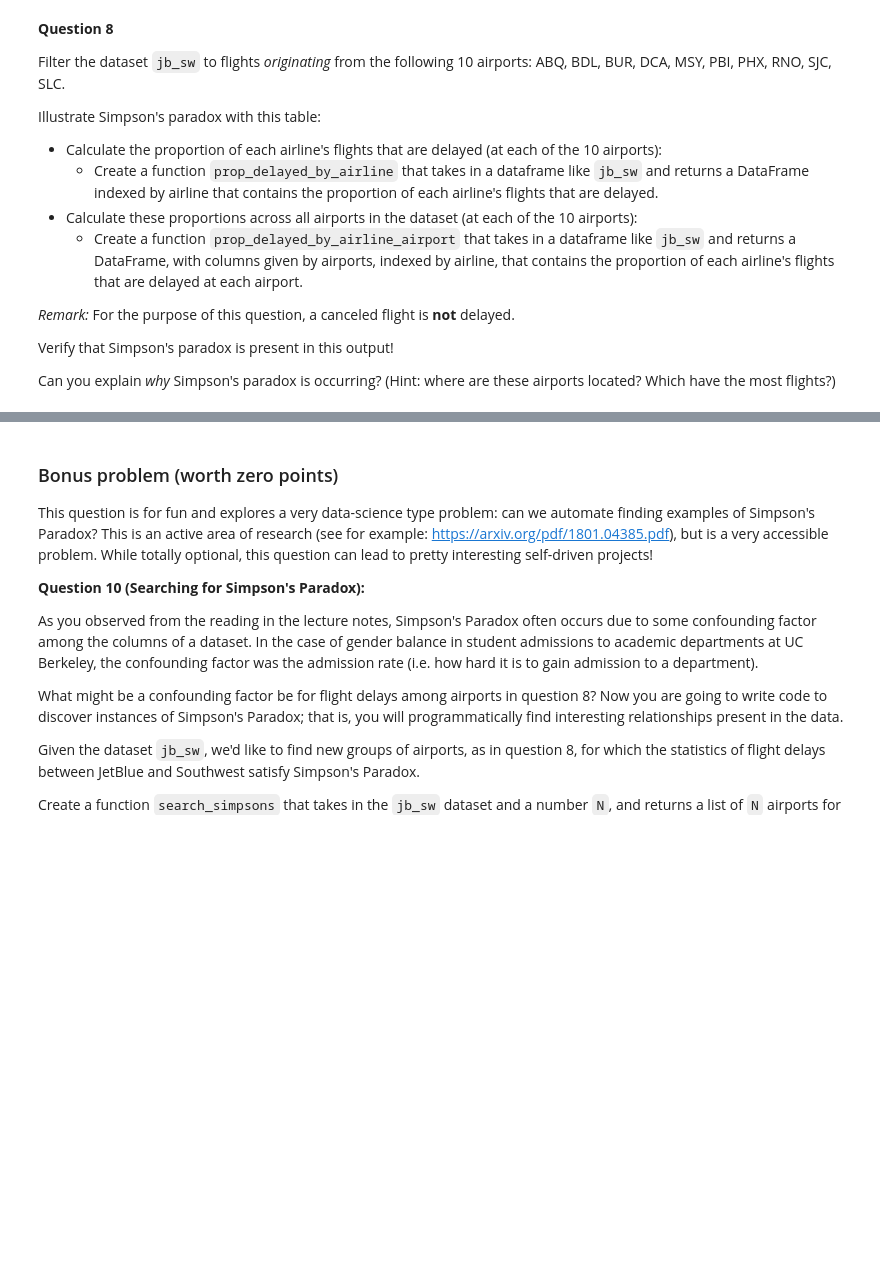
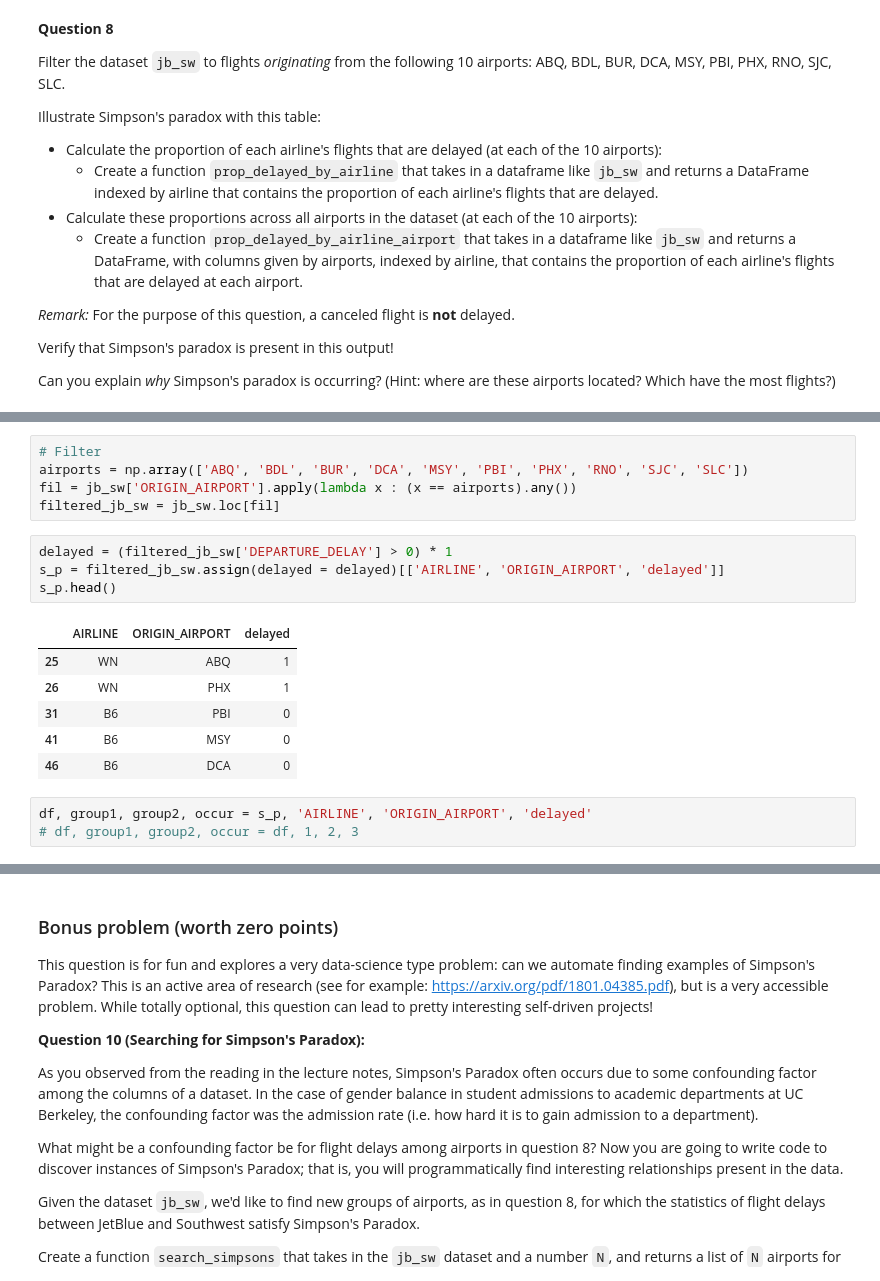
Before and after one commit to zhg061/dsc80-project-2, a Jupyter notebook: project02.ipynb, the cells around one changed output, grey strips where cells are left out. Saved outputs shown, nothing was run; the diff lists cells and outputs as text; blank space fills up the shorter version.

```diff
--- a/project02.ipynb
+++ b/project02.ipynb
@@ -858,0 +950,19 @@ Verify that you function works on the previous question!
+# %%
+# Filter
+airports = np.array(['ABQ', 'BDL', 'BUR', 'DCA', 'MSY', 'PBI', 'PHX', 'RNO', 'SJC', 'SLC'])
+fil = jb_sw['ORIGIN_AIRPORT'].apply(lambda x : (x == airports).any())
+filtered_jb_sw = jb_sw.loc[fil]
+# %%
+delayed = (filtered_jb_sw['DEPARTURE_DELAY'] > 0) * 1
+s_p = filtered_jb_sw.assign(delayed = delayed)[['AIRLINE', 'ORIGIN_AIRPORT', 'delayed']]
+s_p.head()
+# %% [output]
+|  | AIRLINE | ORIGIN_AIRPORT | delayed |
+| 25 | WN | ABQ | 1 |
+| 26 | WN | PHX | 1 |
+| 31 | B6 | PBI | 0 |
+| 41 | B6 | MSY | 0 |
+| 46 | B6 | DCA | 0 |
+# %%
+df, group1, group2, occur = s_p, 'AIRLINE', 'ORIGIN_AIRPORT', 'delayed'
+# df, group1, group2, occur = df, 1, 2, 3
```
Also changed, not shown: parts of 27 cells of this notebook, 1 other file.
